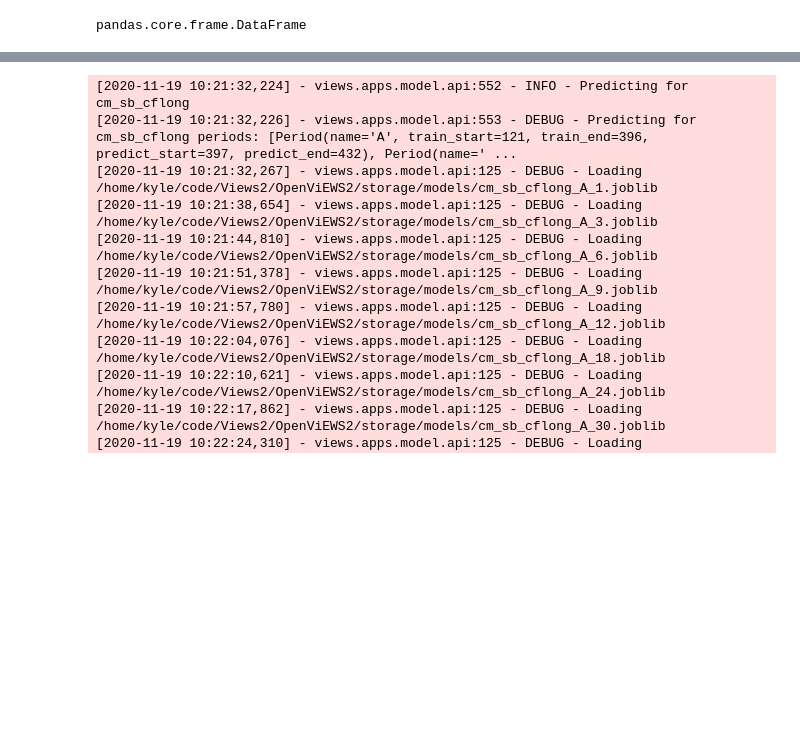
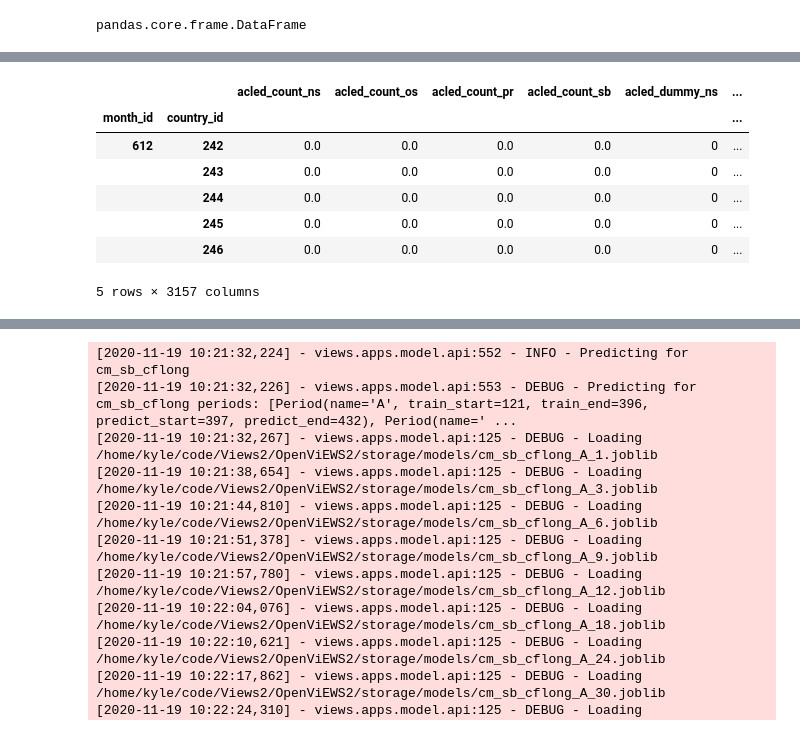
Before and after one commit to jataware/views2_ensemble, a Jupyter notebook: OpenViEWS2/projects/model_development/Ensemble_violence_cflong.ipynb, the cells around one changed output, grey strips where cells are left out. Cells and saved outputs as stored; diff of their text form; code cells hidden in the pictures; blank space fills up the shorter version.

```diff
--- a/OpenViEWS2/projects/model_development/Ensemble_violence_cflong.ipynb
+++ b/OpenViEWS2/projects/model_development/Ensemble_violence_cflong.ipynb
@@ -42,0 +53,11 @@ pandas.core.frame.DataFrame
+# %%
+df.tail()
+# %% [output]
+|  |  | acled_count_ns | acled_count_os | acled_count_pr | acled_count_sb | acled_dummy_ns | ... |
+| month_id | country_id |  |  |  |  |  | ... |
+| 612 | 242 | 0.0 | 0.0 | 0.0 | 0.0 | 0 | ... |
+|  | 243 | 0.0 | 0.0 | 0.0 | 0.0 | 0 | ... |
+|  | 244 | 0.0 | 0.0 | 0.0 | 0.0 | 0 | ... |
+|  | 245 | 0.0 | 0.0 | 0.0 | 0.0 | 0 | ... |
+|  | 246 | 0.0 | 0.0 | 0.0 | 0.0 | 0 | ... |
+5 rows × 3157 columns
```
Also changed, not shown: parts of 18 cells of this notebook, 10 other files.
